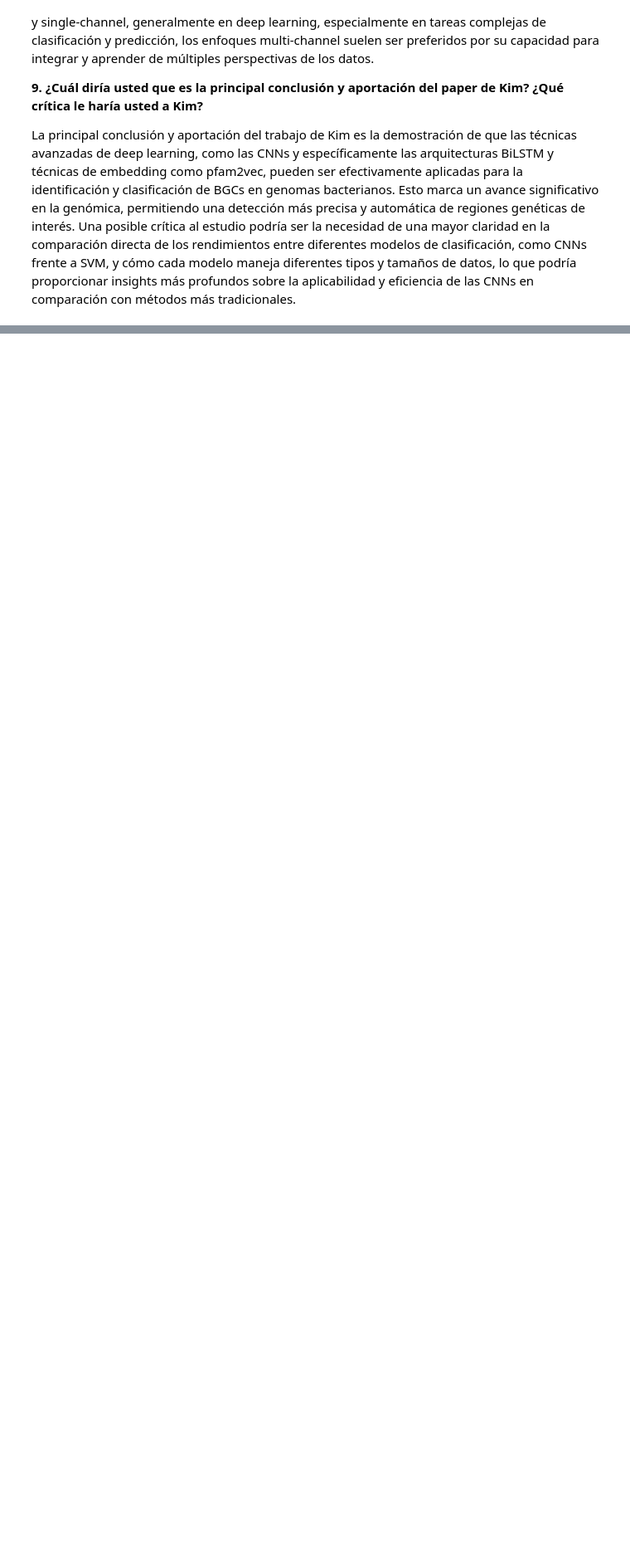
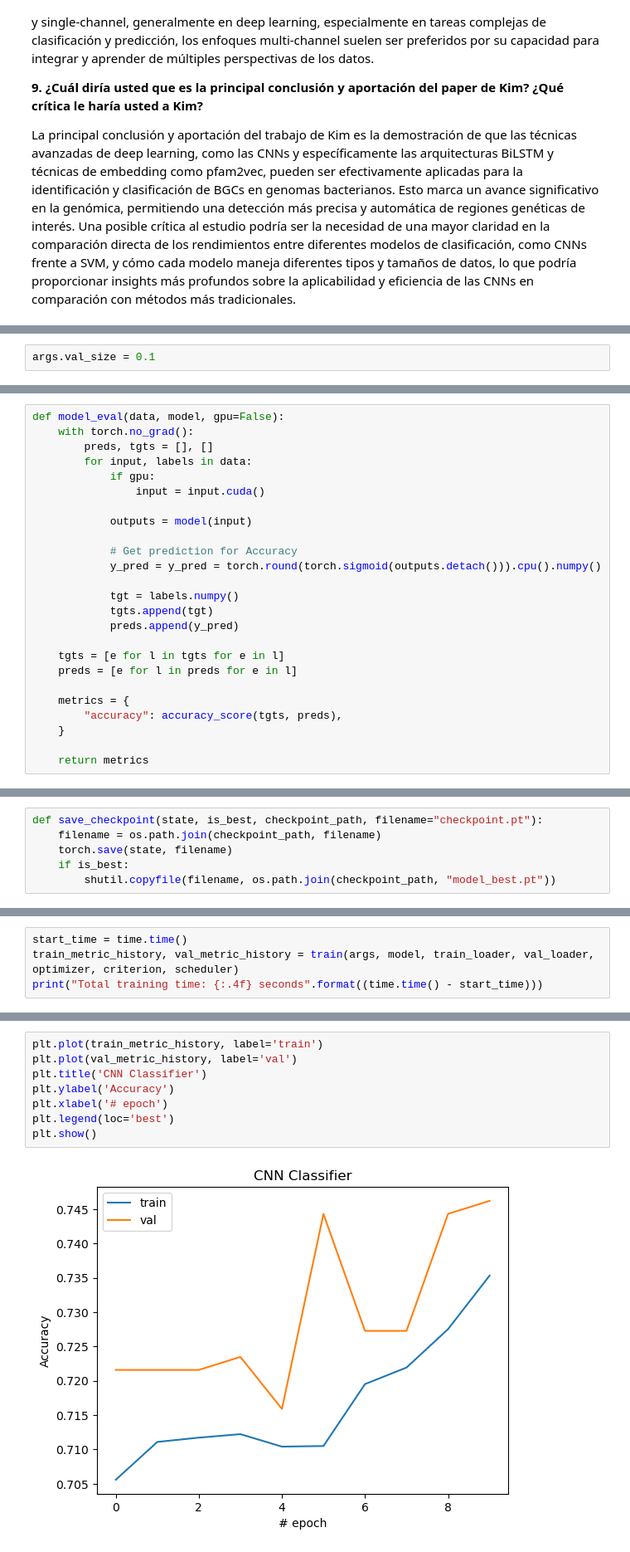
Before and after one commit to GuillermoSego/Natural-Language-Processing, a Jupyter notebook: Tareas/Segura_Guillermo_Tarea6.ipynb, the cells around one changed output, grey strips where cells are left out. Shown at 83% size. Drawn from its saved outputs; the diff is of its cells as text; blank space fills up the shorter version.

```diff
--- a/Tareas/Segura_Guillermo_Tarea6.ipynb
+++ b/Tareas/Segura_Guillermo_Tarea6.ipynb
@@ -121,0 +210,2 @@ La principal conclusión y aportación del trabajo de Kim es la demostración de
+# %%
+args.val_size = 0.1
@@ -121,0 +408,25 @@ La principal conclusión y aportación del trabajo de Kim es la demostración de
+# %%
+def model_eval(data, model, gpu=False):
+    with torch.no_grad():
+        preds, tgts = [], []
+        for input, labels in data:
+            if gpu:
+                input = input.cuda()
+
+            outputs = model(input)
+
+            # Get prediction for Accuracy
+            y_pred = y_pred = torch.round(torch.sigmoid(outputs.detach())).cpu().numpy()
+
+            tgt = labels.numpy()
+            tgts.append(tgt)
+            preds.append(y_pred)
+
+    tgts = [e for l in tgts for e in l]
+    preds = [e for l in preds for e in l]
+
+    metrics = {
+        "accuracy": accuracy_score(tgts, preds),
+    }
+
+    return metrics
@@ -121,0 +435,6 @@ La principal conclusión y aportación del trabajo de Kim es la demostración de
+# %%
+def save_checkpoint(state, is_best, checkpoint_path, filename="checkpoint.pt"):
+    filename = os.path.join(checkpoint_path, filename)
+    torch.save(state, filename)
+    if is_best:
+        shutil.copyfile(filename, os.path.join(checkpoint_path, "model_best.pt"))
@@ -121,0 +557,4 @@ La principal conclusión y aportación del trabajo de Kim es la demostración de
+# %%
+start_time = time.time()
+train_metric_history, val_metric_history = train(args, model, train_loader, val_loader, optimizer, criterion, scheduler)
+print("Total training time: {:.4f} seconds".format((time.time() - start_time)))
@@ -121,0 +580,10 @@ La principal conclusión y aportación del trabajo de Kim es la demostración de
+# %%
+plt.plot(train_metric_history, label='train')
+plt.plot(val_metric_history, label='val')
+plt.title('CNN Classifier')
+plt.ylabel('Accuracy')
+plt.xlabel('# epoch')
+plt.legend(loc='best')
+plt.show()
+# %% [output]
+[figure, added]
```
Also changed, not shown: parts of 35 cells of this notebook, 1 other file.
